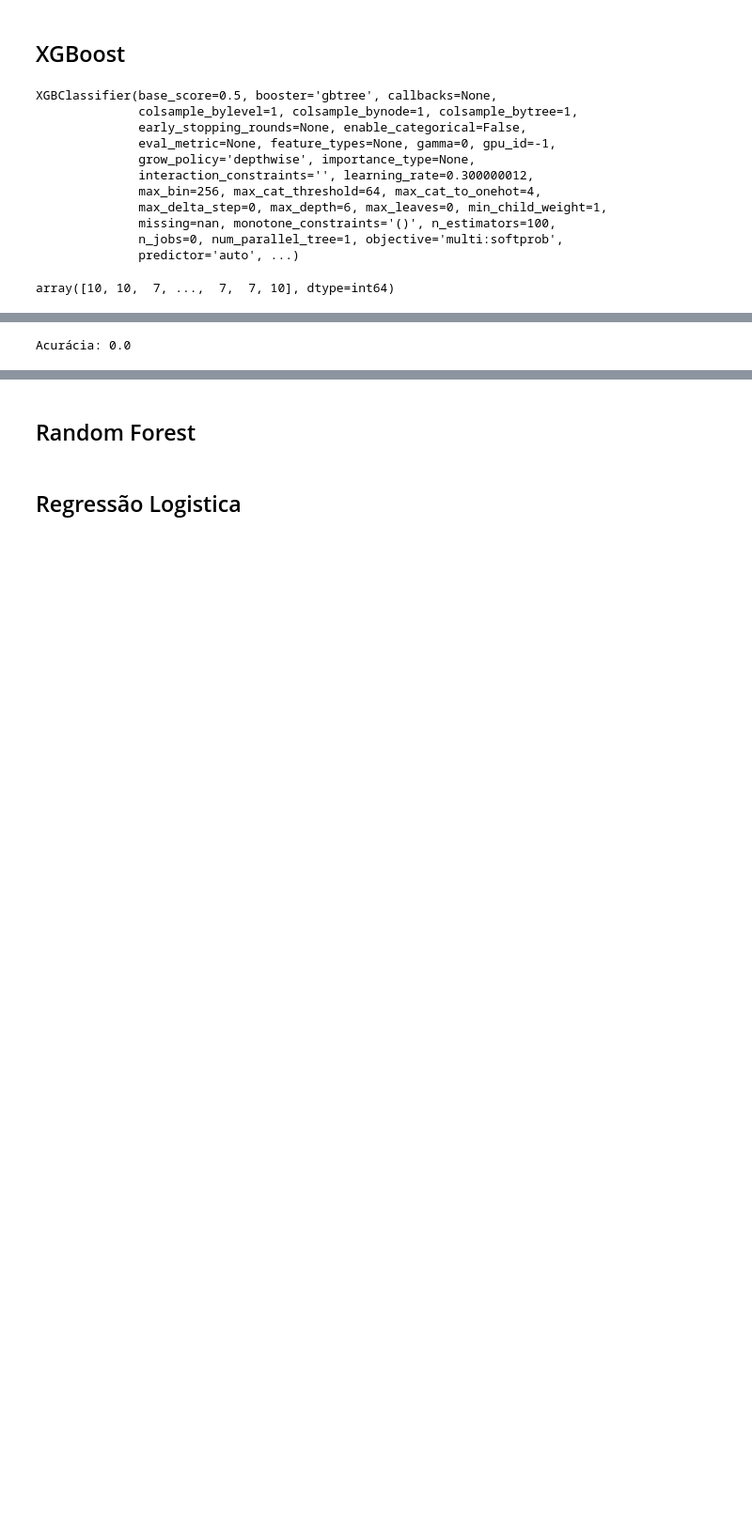
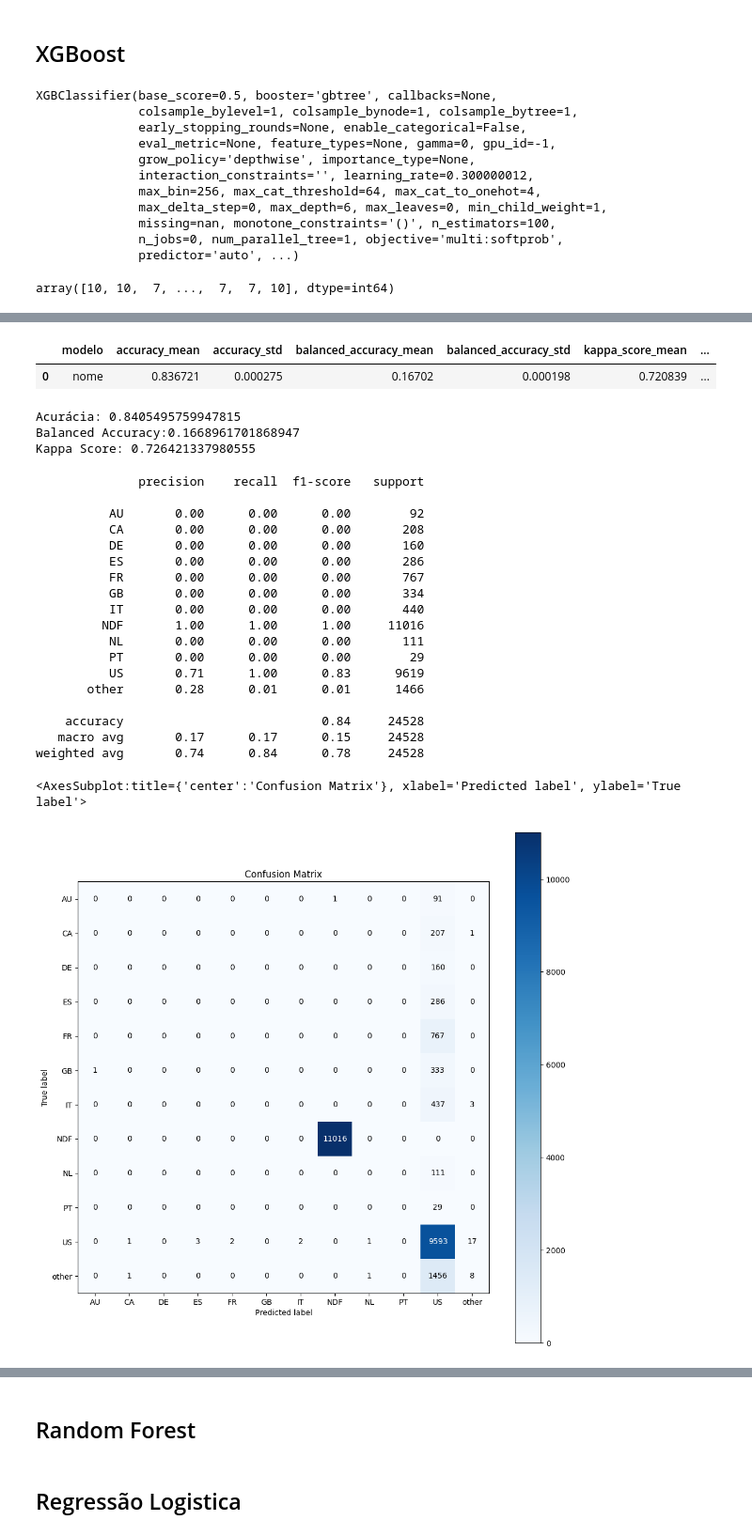
Before and after one commit to laurivansareta/previsao_agendamento_acomodacao, a Jupyter notebook: notebooks/c9.novos_modelos.ipynb, the cells around one changed output, grey strips where cells are left out. Shown: that part at 94% size. Saved outputs shown, nothing was run; the diff lists cells and outputs as text; code cells hidden in the pictures; blank space fills up the shorter version.

```diff
--- a/notebooks/c9.novos_modelos.ipynb
+++ b/notebooks/c9.novos_modelos.ipynb
@@ -912,6 +916,10 @@ weighted avg       0.36      0.36      0.36     24528
 # %%
 x_train = x_train.astype('float')#.head()
 x_test = x_test.astype('float')
+# %%
+features = x_train.columns
+features[0:10]
+x_train_xgb = x_train#[features]
 # %%
 import xgboost as xgb
 
@@ -923,7 +931,7 @@ model_xgb = xgb.XGBClassifier(random_state=42)
 
 
 #Treino
-model_xgb.fit(x_train, y_train_le)
+model_xgb.fit(x_train_xgb, y_train_le)
 # %% [output]
 XGBClassifier(base_score=0.5, booster='gbtree', callbacks=None,
               colsample_bylevel=1, colsample_bynode=1, colsample_bytree=1,
@@ -942,3 +950,6 @@ yhat_xgb = model_xgb.predict(x_test)
 yhat_xgb
 # %% [output]
 array([10, 10,  7, ...,  7,  7, 10], dtype=int64)
+# %%
+y_test_le = le.fit_transform(y_test)
+y_test_le
@@ -945,23 +1029,68 @@ array([10, 10,  7, ...,  7,  7, 10], dtype=int64)
+# %%
+cv_results = results
+accuracy = cv_results["test_accuracy_score"]
+balanced_accuracy = cv_results["test_balanced_accuracy_score"]
+cohen_kappa_score = cv_results["test_cohen_kappa_score"]
+
+resultados = {
+    'modelo': 'nome',
+    'accuracy_mean': accuracy.mean(),
+    'accuracy_std': accuracy.std(),
+    'balanced_accuracy_mean': balanced_accuracy.mean(),
+    'balanced_accuracy_std': balanced_accuracy.std(),
+    'kappa_score_mean': cohen_kappa_score.mean(),
+    'kappa_score_std': cohen_kappa_score.std()
+}
+
+pd.DataFrame(resultados, index=[0])
+# %% [output]
+|  | modelo | accuracy_mean | accuracy_std | balanced_accuracy_mean | balanced_accuracy_std | kappa_score_mean | ... |
+| 0 | nome | 0.836721 | 0.000275 | 0.16702 | 0.000198 | 0.720839 | ... |
 # %%
+y_test_le = le.inverse_transform(y_test_le)
+yhat_xgb = le.inverse_transform(yhat_xgb)
+
 # Acurácia
-acc_xgb =m.accuracy_score(y_test, yhat_xgb)
+acc_xgb =m.accuracy_score(y_test_le, yhat_xgb)
 print(f'Acurácia: {acc_xgb}')
 
-# # Balanced Accuray
-# balanced_acc_nn = m.balanced_accuracy_score(y_test_nn, yhat_nn)
-# print('Balanced Accuracy:{}'.format(balanced_acc_nn))
+# Balanced Accuray
+balanced_acc_xgb = m.balanced_accuracy_score(y_test_le, yhat_xgb)
+print('Balanced Accuracy:{}'.format(balanced_acc_xgb))
 
-# # Kappa
-# kappa_nn = m.cohen_kappa_score(y_test_nn, yhat_nn)
-# print('Kappa Score: {}'.format(kappa_nn))
+# Kappa
+kappa_nn = m.cohen_kappa_score(y_test_le, yhat_xgb)
+print('Kappa Score: {}'.format(kappa_nn))
 
-# # Classification report
-# print(m.classification_report(y_test_nn, yhat_nn))
+# Classification report
+print(m.classification_report(y_test_le, yhat_xgb))
 
-# # Matriz de Confusão
-# mt.plot_confusion_matrix(y_test_nn, yhat_nn, normalize=False, figsize=(12,12))
+# Matriz de Confusão
+mt.plot_confusion_matrix(y_test_le, yhat_xgb, normalize=False, figsize=(12,12))
 # %% [output]
-Acurácia: 0.0
+Acurácia: 0.8405495759947815
+Balanced Accuracy:0.1668961701868947
+Kappa Score: 0.726421337980555
+              precision    recall  f1-score   support
+
+          AU       0.00      0.00      0.00        92
+          CA       0.00      0.00      0.00       208
+          DE       0.00      0.00      0.00       160
+          ES       0.00      0.00      0.00       286
+          FR       0.00      0.00      0.00       767
+          GB       0.00      0.00      0.00       334
+          IT       0.00      0.00      0.00       440
+         NDF       1.00      1.00      1.00     11016
+          NL       0.00      0.00      0.00       111
+          PT       0.00      0.00      0.00        29
+          US       0.71      1.00      0.83      9619
+       other       0.28      0.01      0.01      1466
+
+    accuracy                           0.84     24528
+   macro avg       0.17      0.17      0.15     24528
+weighted avg       0.74      0.84      0.78     24528
+<AxesSubplot:title={'center':'Confusion Matrix'}, xlabel='Predicted label', ylabel='True label'>
+[figure, added]
 # %%
 # import xgboost as xgb
 
```
Also changed, not shown: parts of 8 cells of this notebook.
